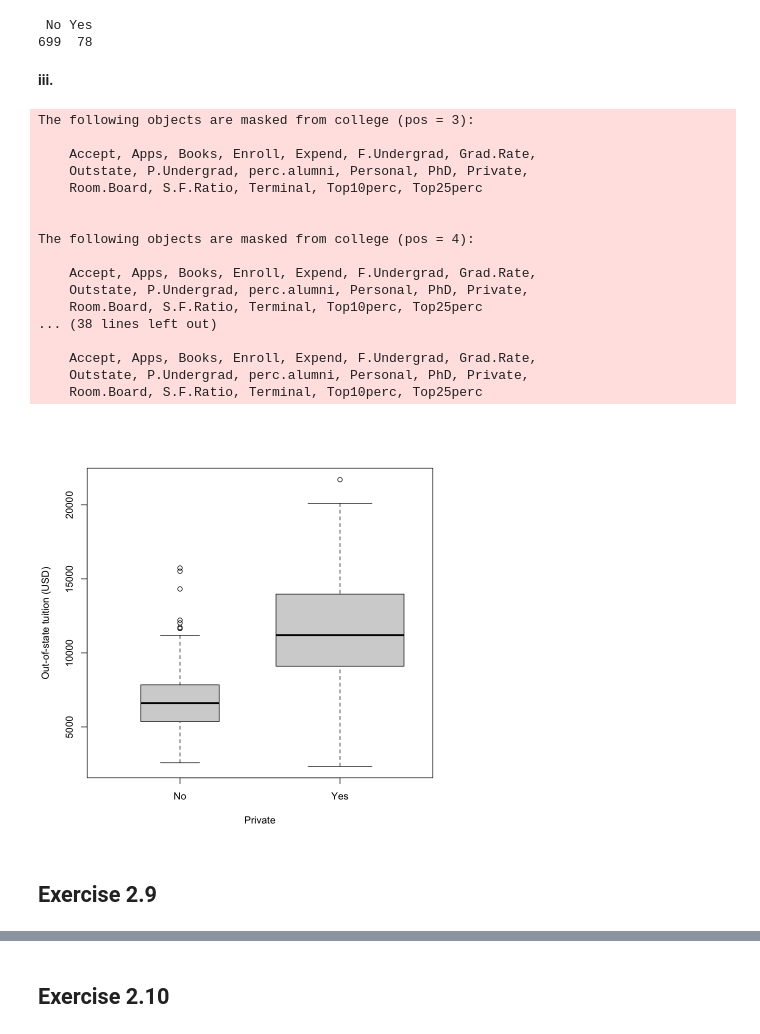
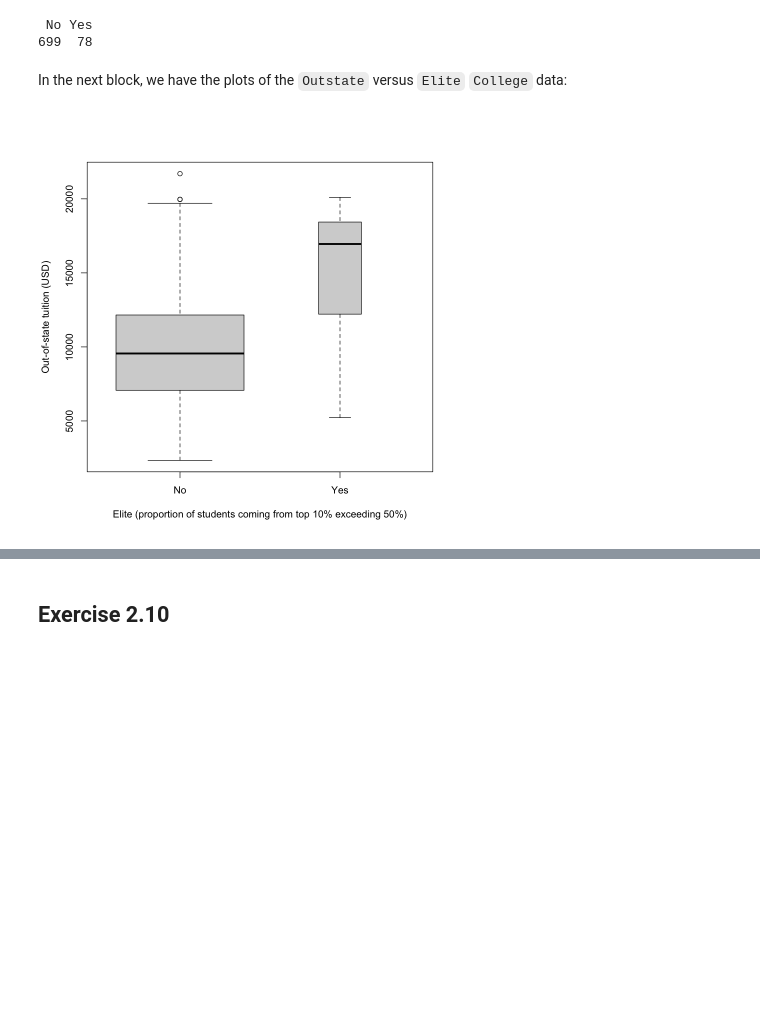
Before and after one commit to GrahamStrickland/isl, a Jupyter notebook: ch02.ipynb, the cells around one changed output, grey strips where cells are left out. Saved outputs shown, nothing was run; the diff lists cells and outputs as text; code cells hidden in the pictures; blank space fills up the shorter version.

```diff
--- a/chapter_02.ipynb
+++ b/ch02.ipynb
@@ -401,12 +395,0 @@ summary(college)
-# %%
-college <- read.csv(
-  "datasets/College.csv",
-  na.strings = "?",
-  stringsAsFactors = TRUE
-)
-rownames(college) <- college[, 1]
-college <- college[, -1]
-attach(college)
-
-
-pairs(college[, 1:10])
@@ -438,46 +425,16 @@ summary(Elite)
 # %% [output]
  No Yes
 699  78
-# %% [markdown]
-**iii.**
-# %%
-# Exercise 2.8(c)(iii) - Plots of Outstate versus Private data
-
-college <- read.csv(
-  "datasets/College.csv",
-  na.strings = "?",
-  stringsAsFactors = TRUE
-)
-rownames(college) <- college[, 1]
-college <- college[, -1]
-attach(college)
-
-
-plot(
-  Private,
-  Outstate,
-  varwidth = TRUE,
-  xlab = "Private",
-  ylab = "Out-of-state tuition (USD)"
-)
-# %% [output]
-The following objects are masked from college (pos = 3):
-
-    Accept, Apps, Books, Enroll, Expend, F.Undergrad, Grad.Rate,
-    Outstate, P.Undergrad, perc.alumni, Personal, PhD, Private,
-    Room.Board, S.F.Ratio, Terminal, Top10perc, Top25perc
-
-
-The following objects are masked from college (pos = 4):
-
-    Accept, Apps, Books, Enroll, Expend, F.Undergrad, Grad.Rate,
-    Outstate, P.Undergrad, perc.alumni, Personal, PhD, Private,
-    Room.Board, S.F.Ratio, Terminal, Top10perc, Top25perc
-... (38 lines left out)
-
-    Accept, Apps, Books, Enroll, Expend, F.Undergrad, Grad.Rate,
-    Outstate, P.Undergrad, perc.alumni, Personal, PhD, Private,
-    Room.Board, S.F.Ratio, Terminal, Top10perc, Top25perc
-[figure, removed]
-# %% [markdown]
-## Exercise 2.9
+# %% [markdown]
+In the next block, we have the plots of the `Outstate` versus
+`Elite` `College` data:
+# %%
+plot(
+  Elite,
+  Outstate,
+  varwidth = TRUE,
+  xlab = "Elite (proportion of students coming from top 10% exceeding 50%)",
+  ylab = "Out-of-state tuition (USD)"
+)
+# %% [output]
+[figure, added]
```
Also changed, not shown: parts of 28 cells of this notebook.
